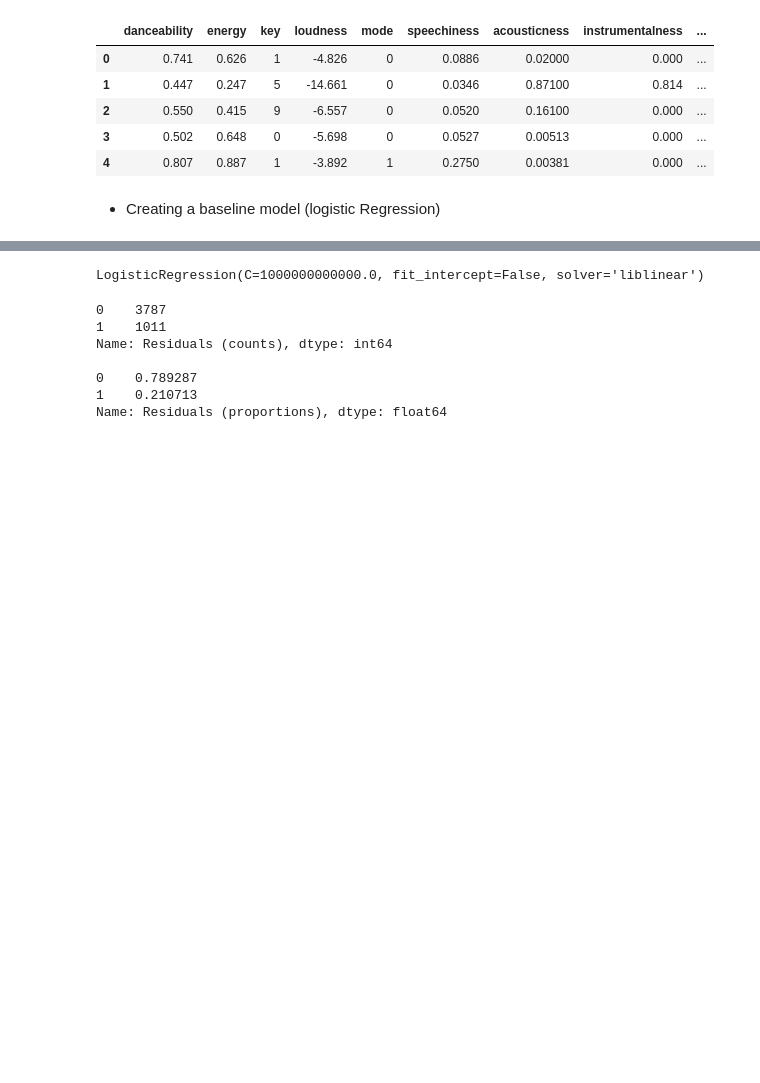
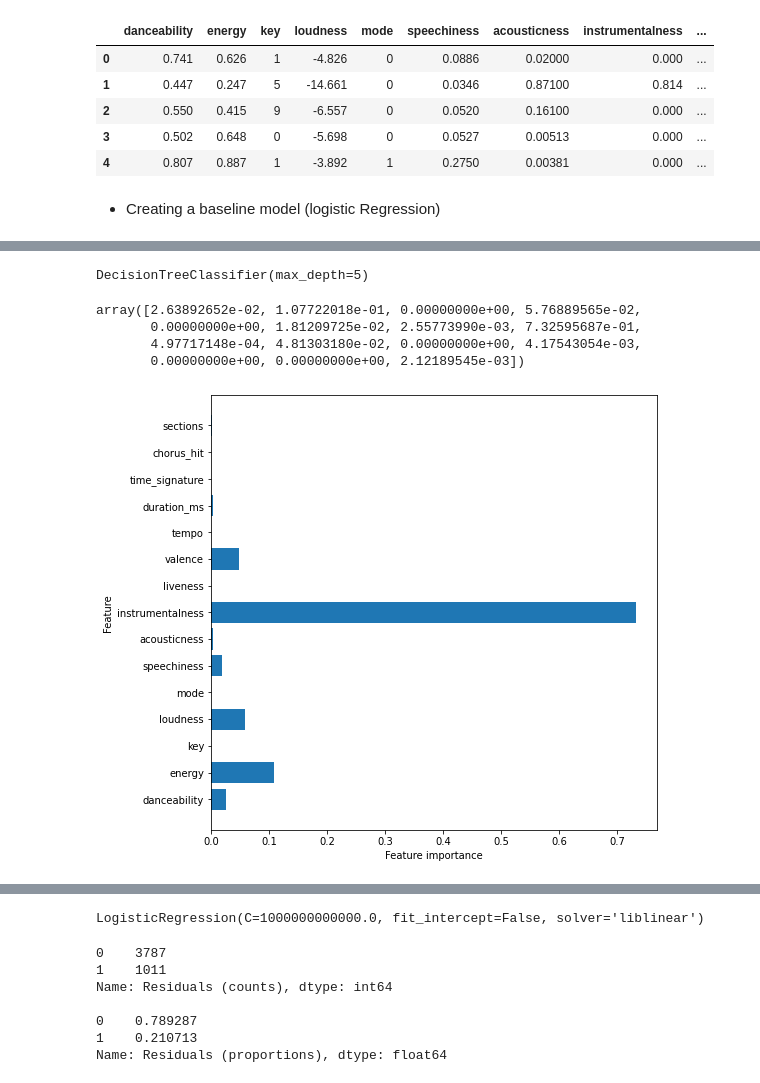
Before and after one commit to nicolemichaud03/Spotify_hit_songs_classification, a Jupyter notebook: Notebook.ipynb, the cells around one changed output, grey strips where cells are left out. Drawn from its saved outputs; the diff is of its cells as text; code cells hidden in the pictures; blank space fills up the shorter version.

Commit message:
Created baseline model and random forest model

```diff
--- a/Notebook.ipynb
+++ b/Notebook.ipynb
@@ -81,3 +81,30 @@ X.head()
 | 4 | 0.810623 | 0.887860 | 0.090909 | 0.919516 | 1.0 | 0.270487 | 0.003825 | 0.00000 | ... |
 # %%
 X_train, X_test, y_train, y_test = train_test_split(X, y, test_size= 0.25, random_state= 42)
+# %%
+# Building a "regular" tree as a baseline
+
+baseline_tree = DecisionTreeClassifier(criterion='gini', max_depth=5)
+baseline_tree.fit(X_train, y_train)
+# %% [output]
+DecisionTreeClassifier(max_depth=5)
+# %%
+baseline_tree.feature_importances_
+# %% [output]
+array([2.63892652e-02, 1.07722018e-01, 0.00000000e+00, 5.76889565e-02,
+       0.00000000e+00, 1.81209725e-02, 2.55773990e-03, 7.32595687e-01,
+       4.97717148e-04, 4.81303180e-02, 0.00000000e+00, 4.17543054e-03,
+       0.00000000e+00, 0.00000000e+00, 2.12189545e-03])
+# %%
+# Plotting feature importances
+def plot_feature_importances(model):
+    n_features = X_train.shape[1]
+    plt.figure(figsize=(8,8))
+    plt.barh(range(n_features), model.feature_importances_, align='center')
+    plt.yticks(np.arange(n_features), X_train.columns.values)
+    plt.xlabel('Feature importance')
+    plt.ylabel('Feature')
+
+plot_feature_importances(baseline_tree)
+# %% [output]
+[figure, added]
```
Also changed, not shown: parts of 17 cells of this notebook.
